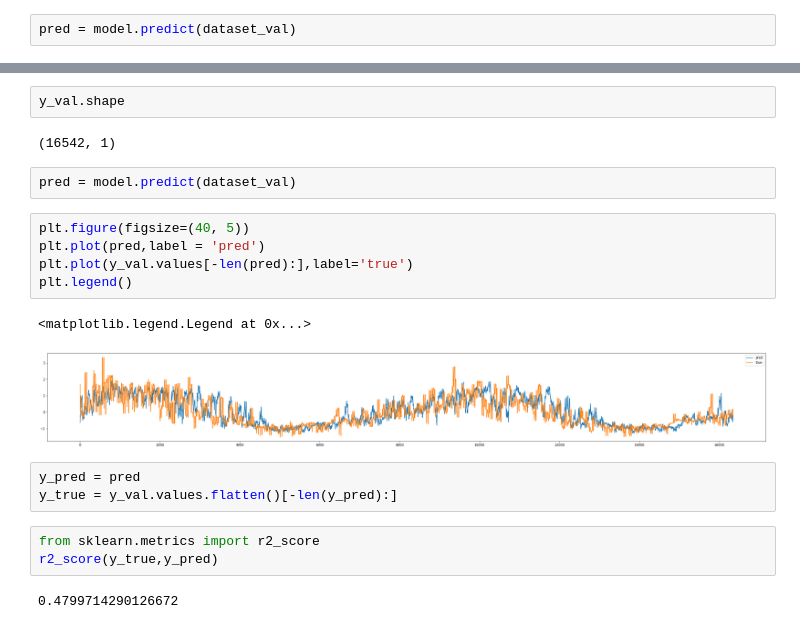
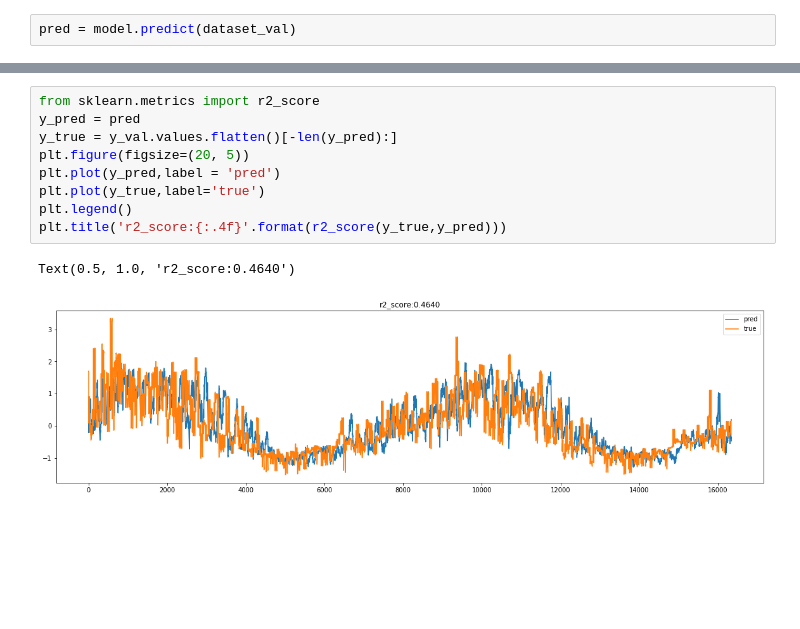
Before and after one commit to sjtujerry/forecasting-project, a Jupyter notebook: notebook/deep-learning/gru.ipynb, the cells around one changed output, grey strips where cells are left out. Saved outputs shown, nothing was run; the diff lists cells and outputs as text; blank space fills up the shorter version.

```diff
--- a/notebook/deep-learning/gru.ipynb
+++ b/notebook/deep-learning/gru.ipynb
@@ -229,23 +216,13 @@ for x, y in dataset_val.take(3):
 [figure]
-# %%
-y_val.shape
-# %% [output]
-(16542, 1)
-# %%
-pred = model.predict(dataset_val)
-# %%
-plt.figure(figsize=(40, 5))
-plt.plot(pred,label = 'pred')
-plt.plot(y_val.values[-len(pred):],label='true')
-plt.legend()
-# %% [output]
-<matplotlib.legend.Legend at 0x...>
-[figure, removed]
-# %%
-y_pred = pred
-y_true = y_val.values.flatten()[-len(y_pred):]
-# %%
-from sklearn.metrics import r2_score
-r2_score(y_true,y_pred)
-# %% [output]
-0.4799714290126672
+# %%
+from sklearn.metrics import r2_score
+y_pred = pred
+y_true = y_val.values.flatten()[-len(y_pred):]
+plt.figure(figsize=(20, 5))
+plt.plot(y_pred,label = 'pred')
+plt.plot(y_true,label='true')
+plt.legend()
+plt.title('r2_score:{:.4f}'.format(r2_score(y_true,y_pred)))
+# %% [output]
+Text(0.5, 1.0, 'r2_score:0.4640')
+[figure, added]
```
Also changed, not shown: parts of 7 cells of this notebook.
